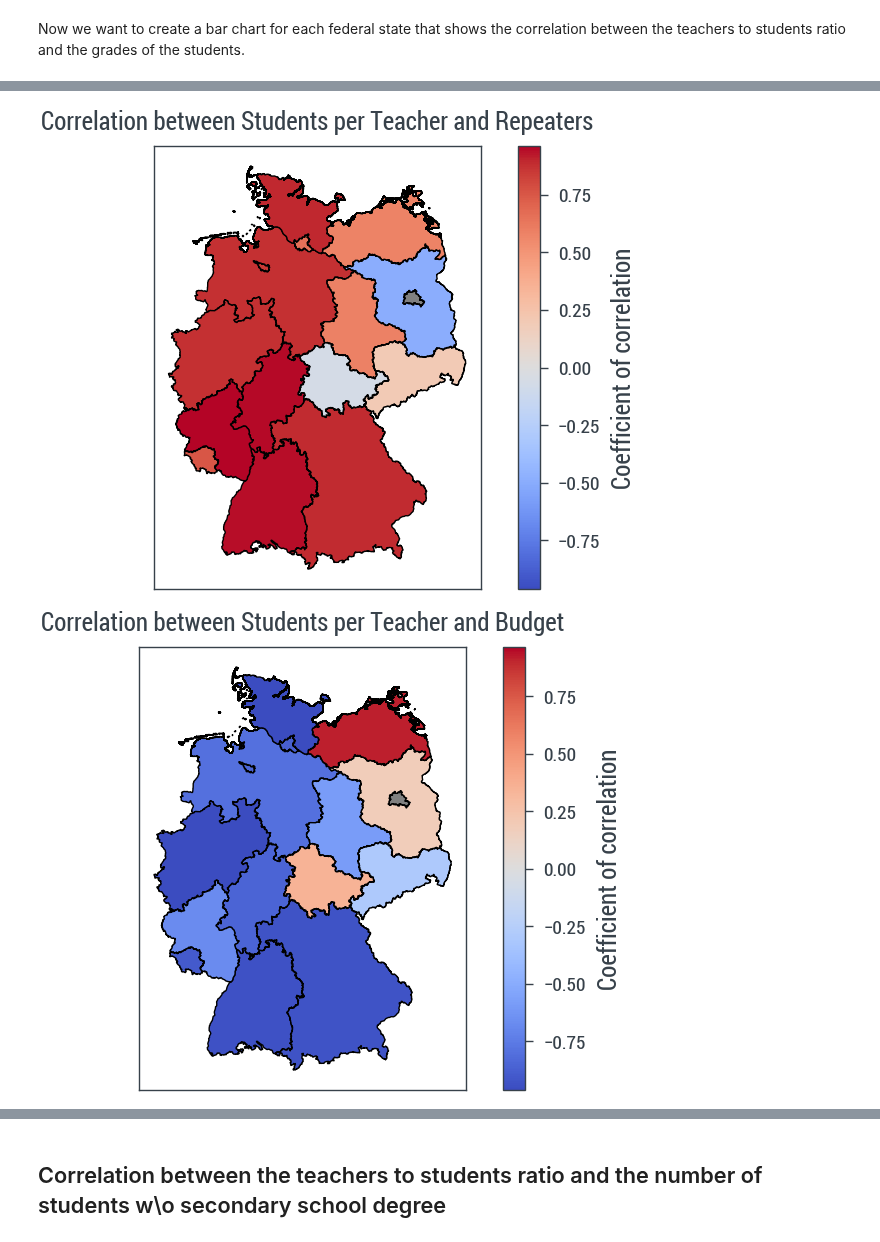
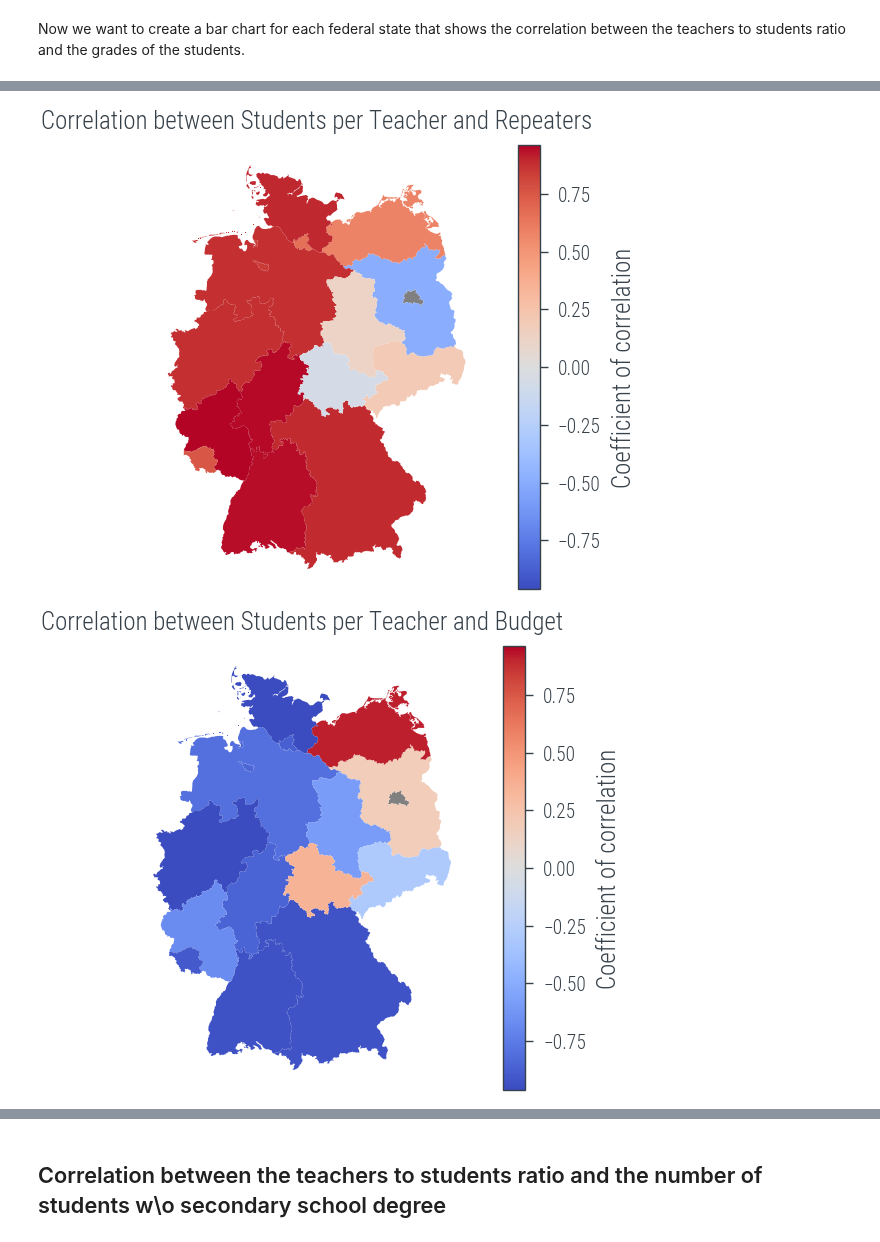
Before and after one commit to KarylReyne/DataLiteracyWS23, a Jupyter notebook: exp/TF-009-CorrelationsTeacherPerStudent.ipynb, the cells around one changed output, grey strips where cells are left out. Saved outputs shown, nothing was run; the diff lists cells and outputs as text; code cells hidden in the pictures.

Commit message:
corrected spt ratio and removed borders of plot

```diff
--- a/exp/TF-009-CorrelationsTeacherPerStudent.ipynb
+++ b/exp/TF-009-CorrelationsTeacherPerStudent.ipynb
@@ -57,6 +57,8 @@ CONTRACT_TYPE = [
     "Teilzeitbeschäftigte Lehrkräfte",
     # "Stundenweise beschäftigte Lehrkräfte"
 ]
+
+MAX_TEACHERS_PER_STUDENT = 100
 # %% [markdown]
 ## Teachers to Students Ratio vs. Grades
 # %%
@@ -220,4 +222,8 @@ Corr [TS, Repeaters] by State:  0.3179370489454438
 Corr [TS, Repeaters] by Avg over all States:  0.8363110841408752
+# %%
+outlier = ts_repeaters_state[ts_repeaters_state["Students per Teacher"]
+                             > MAX_TEACHERS_PER_STUDENT]
+ts_repeaters_state.drop(outlier.index, inplace=True)
 # %%
 GeneralPlots.federal_state_corr_plot(
     ts_repeaters_state,
@@ -471,32 +477,35 @@ plt.show()
 # %%
 
 import matplotlib.pyplot as plt
 import school_analysis.plotting.germany_heatmap_lib as heatmaplib
 
 plotter = heatmaplib.GermanStatesHeatmapPlot()
 heatmap_dictionary = dict(zip(result["state"], result["Repeaters"]))
 
-fig,ax,cbar = plotter.create_plot(heatmap_dictionary,default_state_color="gray")
+fig, ax, cbar = plotter.create_plot(
+    heatmap_dictionary, default_state_color="gray")
 ax.set_title("Correlation between Students per Teacher and Repeaters")
 cbar.set_label("Coefficient of correlation")
 plt.show()
 
 
 plotter = heatmaplib.GermanStatesHeatmapPlot()
 heatmap_dictionary = dict(zip(result["state"], result["Budget"]))
 
-fig,ax,cbar = plotter.create_plot(heatmap_dictionary,default_state_color="gray")
+fig, ax, cbar = plotter.create_plot(
+    heatmap_dictionary, default_state_color="gray")
 ax.set_title("Correlation between Students per Teacher and Budget")
 cbar.set_label("Coefficient of correlation")
 plt.show()
 
 plotter = heatmaplib.GermanStatesHeatmapPlot()
 heatmap_dictionary = dict(zip(result["state"], result["Avg. Grade"]))
 
-fig,ax,cbar = plotter.create_plot(heatmap_dictionary,default_state_color="gray")
+fig, ax, cbar = plotter.create_plot(
+    heatmap_dictionary, default_state_color="gray")
 ax.set_title("Correlation between Students per Teacher and Avg. Grade")
 cbar.set_label("Coefficient of correlation")
 plt.show()
 # %% [output]
-[figure, old version]
+[figure, new version]
-[figure, old version]
+[figure, new version]
```
Also changed, not shown: parts of 11 cells of this notebook, 2 other files.
